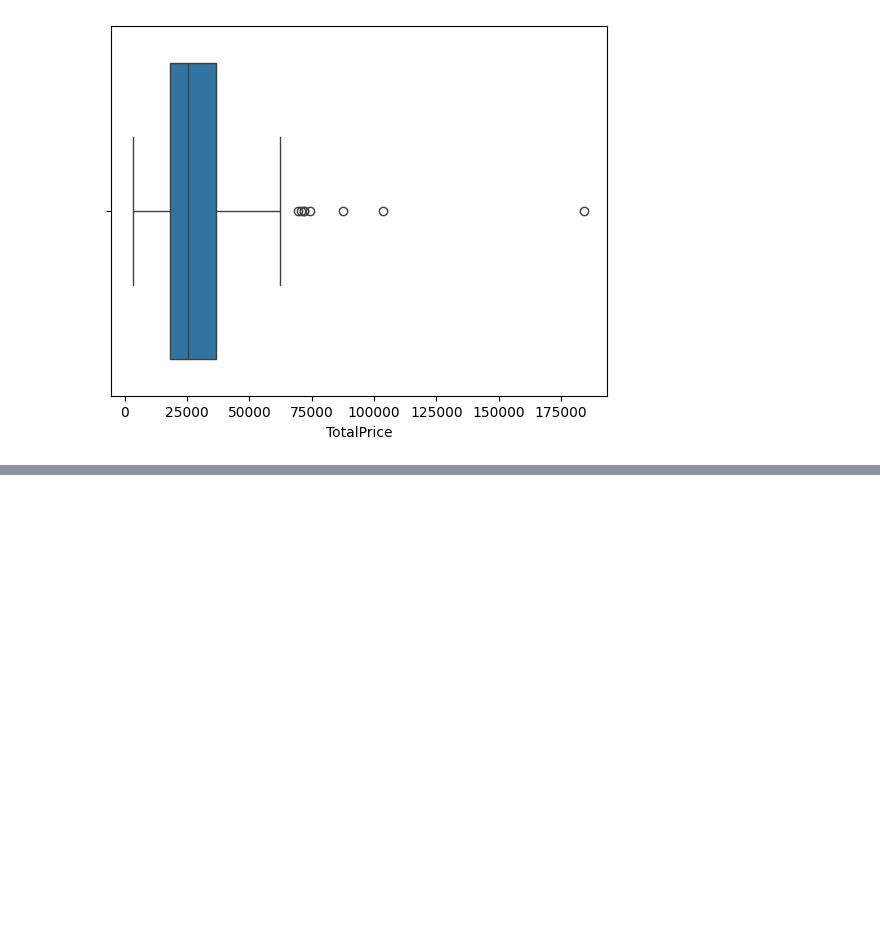
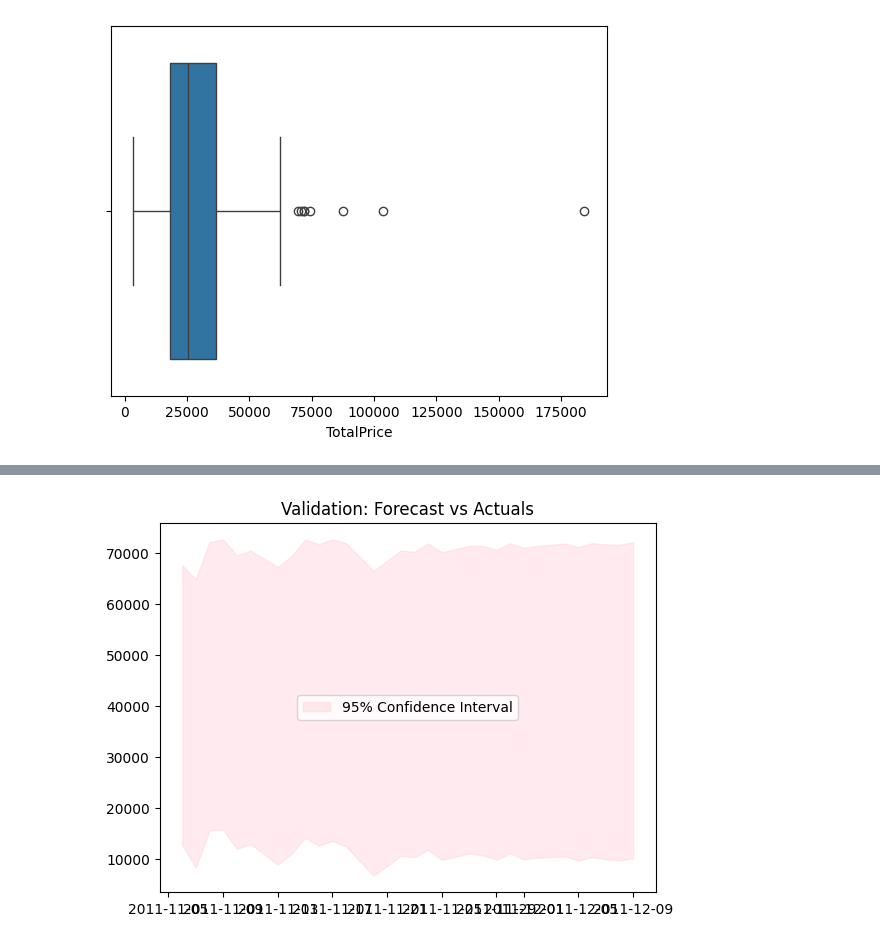
Before and after one commit to Pratham597/Retail_Sales_Forecasting, a Jupyter notebook: Forecasting/Analysis.ipynb, the cells around one changed output, grey strips where cells are left out. Drawn from its saved outputs; the diff is of its cells as text; code cells hidden in the pictures; blank space fills up the shorter version.

```diff
--- a/Forecasting/Analysis.ipynb
+++ b/Forecasting/Analysis.ipynb
@@ -194,0 +190,13 @@ plt.show()
+# %%
+plt.fill_between(
+    forecast_index,
+    conf_int[:, 0],
+    conf_int[:, 1],
+    color='pink', alpha=0.3, label='95% Confidence Interval'
+)
+
+plt.title("Validation: Forecast vs Actuals")
+plt.legend()
+plt.show()
+# %% [output]
+[figure, added]
```
Also changed, not shown: parts of 30 cells of this notebook.
